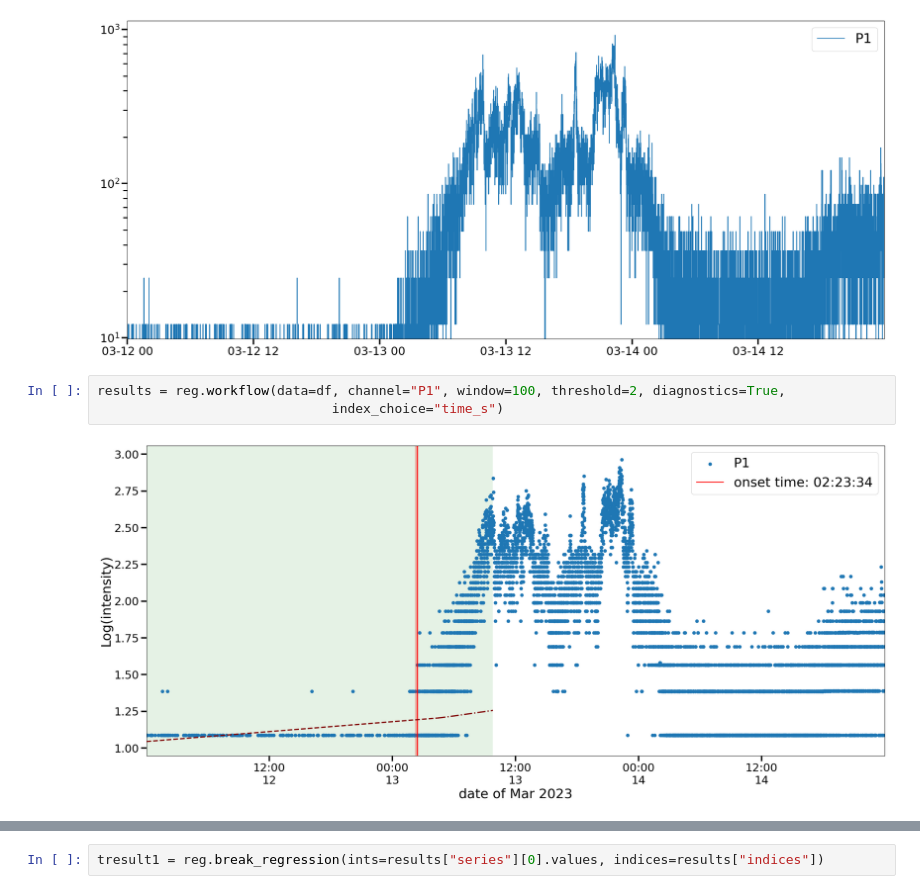
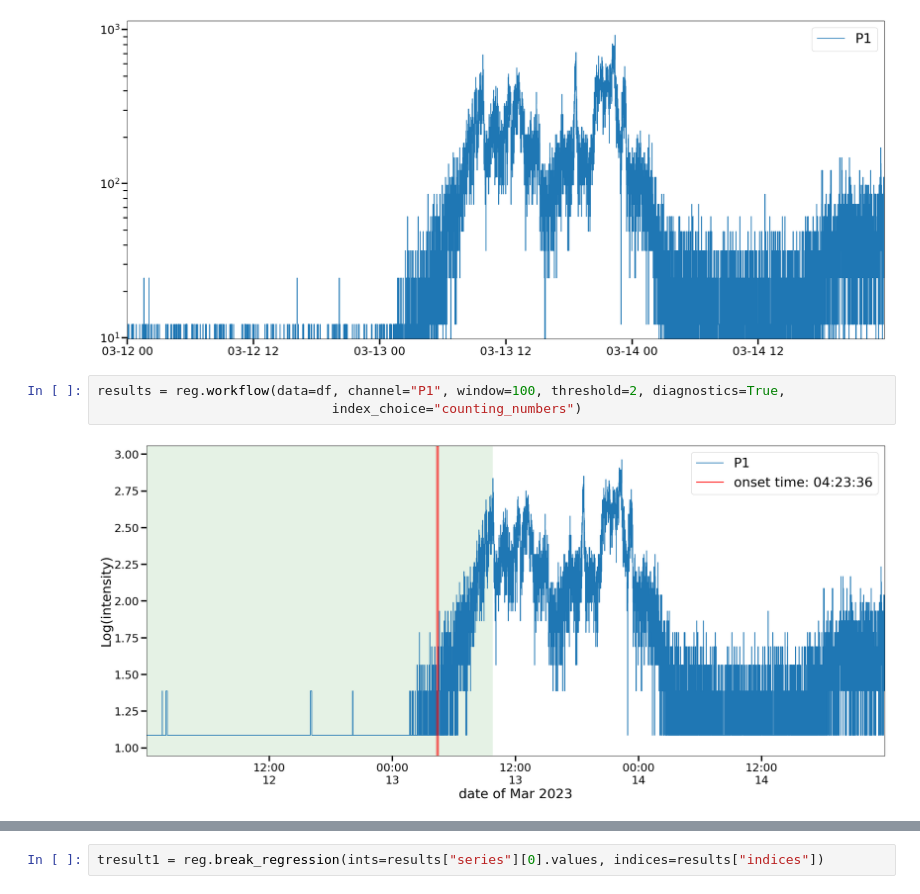
Before and after one commit to Christian-Palmroos/regression_onset_finders, a Jupyter notebook: advanced_testing.ipynb, the cells around one changed output, grey strips where cells are left out. Drawn from its saved outputs; the diff is of its cells as text.

```diff
--- a/advanced_testing.ipynb
+++ b/advanced_testing.ipynb
@@ -52,6 +52,6 @@ reg.quicklook(data=df, channel="P1", resample=None)
 [figure]
 # %%
 results = reg.workflow(data=df, channel="P1", window=100, threshold=2, diagnostics=True,
-                              index_choice="time_s")
+                              index_choice="counting_numbers")
 # %% [output]
-[figure, old version]
+[figure, new version]
```
Also changed, not shown: parts of 11 cells of this notebook, 3 other files.
